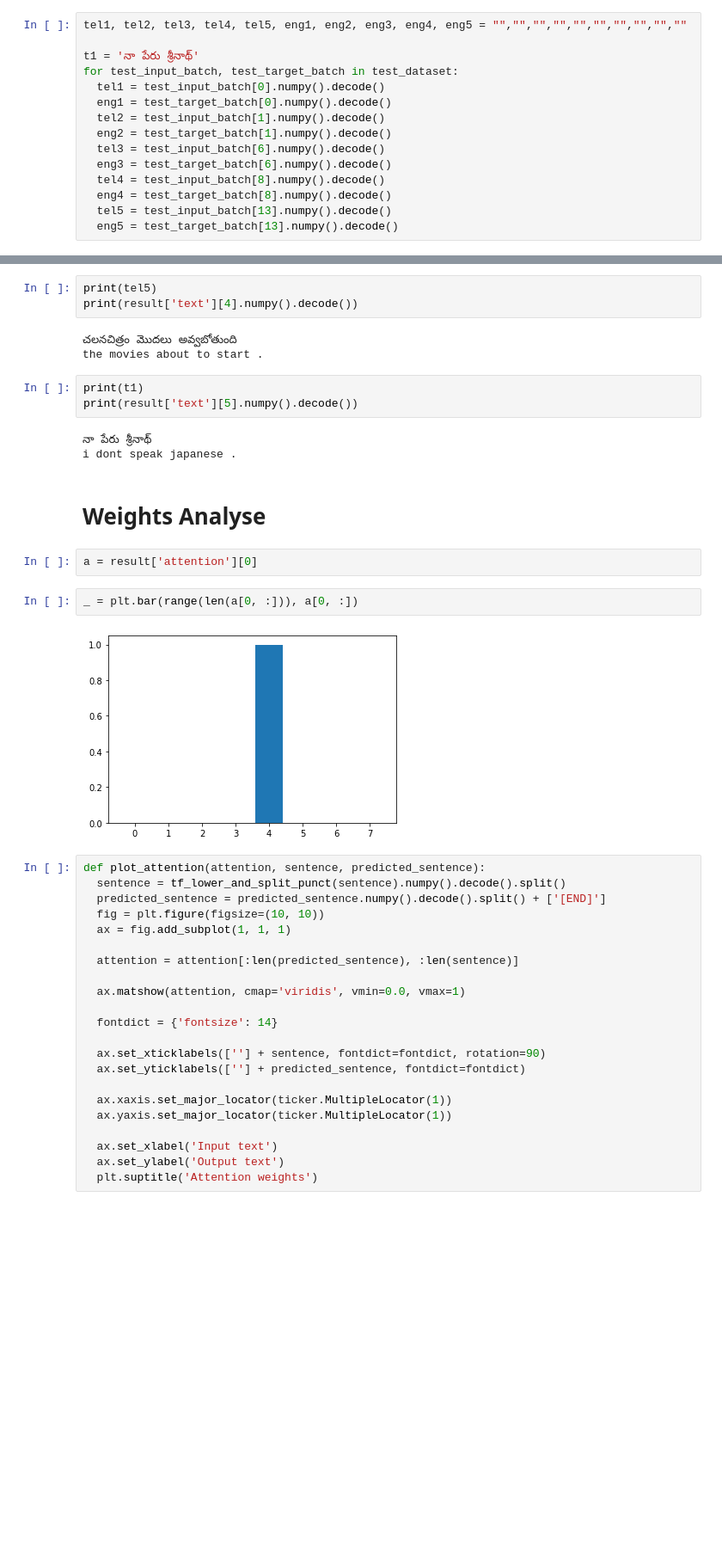
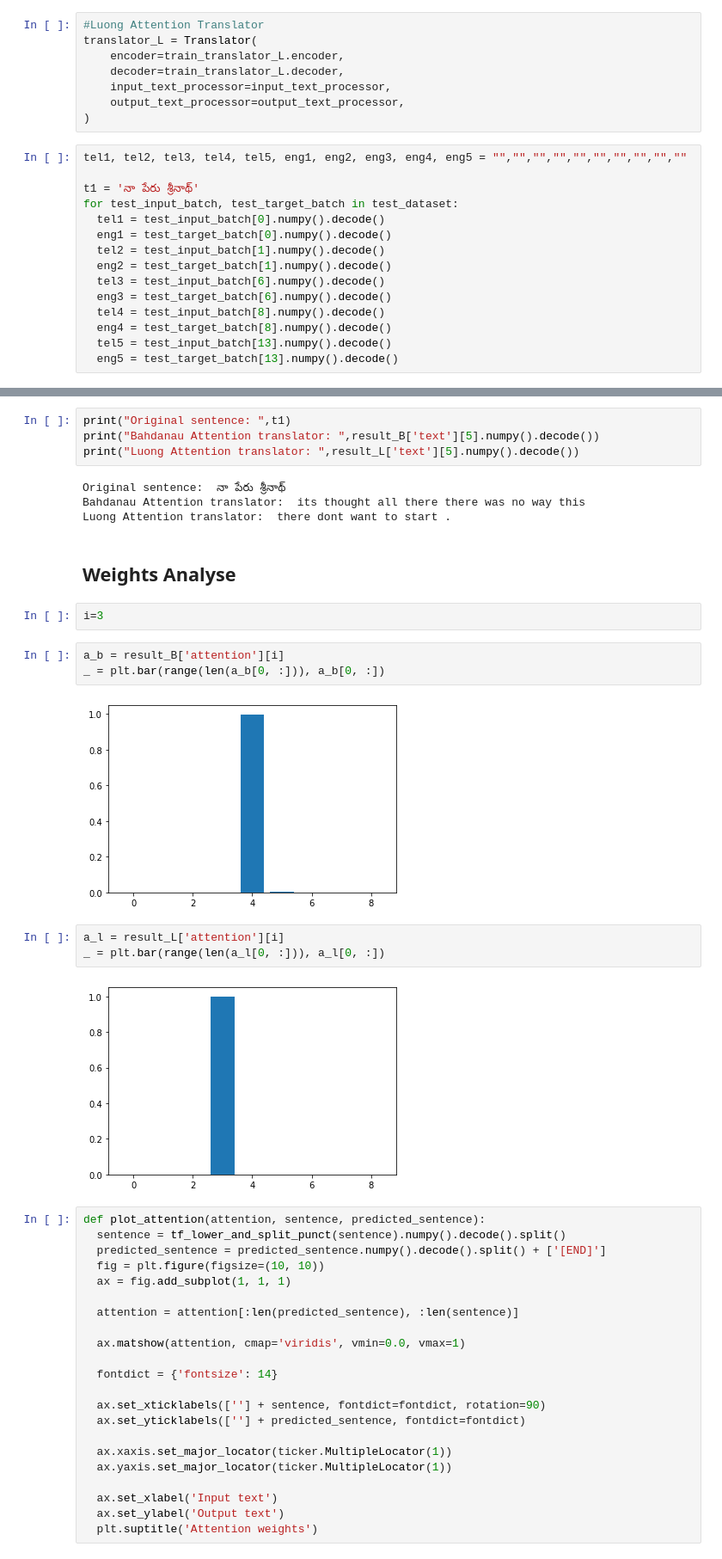
Before and after one commit to mannam95/Deep_Learning_Programming, a Jupyter notebook: Assignment7/Assignment_7_NMT_Srinath.ipynb, the cells around one changed output, grey strips where cells are left out. Shown at 86% size. Cells and saved outputs as stored; diff of their text form; blank space fills up the shorter version.

```diff
--- a/Assignment7/Assignment_7_NMT_Srinath.ipynb
+++ b/Assignment7/Assignment_7_NMT_Srinath.ipynb
@@ -833,6 +945,14 @@ translator = Translator(
     input_text_processor=input_text_processor,
     output_text_processor=output_text_processor,
 )
+# %%
+#Luong Attention Translator
+translator_L = Translator(
+    encoder=train_translator_L.encoder,
+    decoder=train_translator_L.decoder,
+    input_text_processor=input_text_processor,
+    output_text_processor=output_text_processor,
+)
 # %%
 tel1, tel2, tel3, tel4, tel5, eng1, eng2, eng3, eng4, eng5 = "","","","","","","","","",""
 
@@ -888,23 +1001,25 @@ i drank coffee .
-# %%
-print(tel5)
-print(result['text'][4].numpy().decode())
-# %% [output]
-చలనచిత్రం మొదలు అవ్వబోతుంది
-the movies about to start .
 # %%
-print(t1)
-print(result['text'][5].numpy().decode())
+print("Original sentence: ",t1)
+print("Bahdanau Attention translator: ",result_B['text'][5].numpy().decode())
+print("Luong Attention translator: ",result_L['text'][5].numpy().decode())
 # %% [output]
-నా పేరు శ్రీనాథ్
-i dont speak japanese .
+Original sentence:  నా పేరు శ్రీనాథ్
+Bahdanau Attention translator:  its thought all there there was no way this
+Luong Attention translator:  there dont want to start .
 # %% [markdown]
-# Weights Analyse
+## Weights Analyse
-# %%
-a = result['attention'][0]
+# %%
+i=3
 # %%
-_ = plt.bar(range(len(a[0, :])), a[0, :])
+a_b = result_B['attention'][i]
+_ = plt.bar(range(len(a_b[0, :])), a_b[0, :])
 # %% [output]
-[figure, old version]
+[figure, new version]
+# %%
+a_l = result_L['attention'][i]
+_ = plt.bar(range(len(a_l[0, :])), a_l[0, :])
+# %% [output]
+[figure, added]
 # %%
 def plot_attention(attention, sentence, predicted_sentence):
   sentence = tf_lower_and_split_punct(sentence).numpy().decode().split()
```
Also changed, not shown: parts of 35 cells of this notebook.
